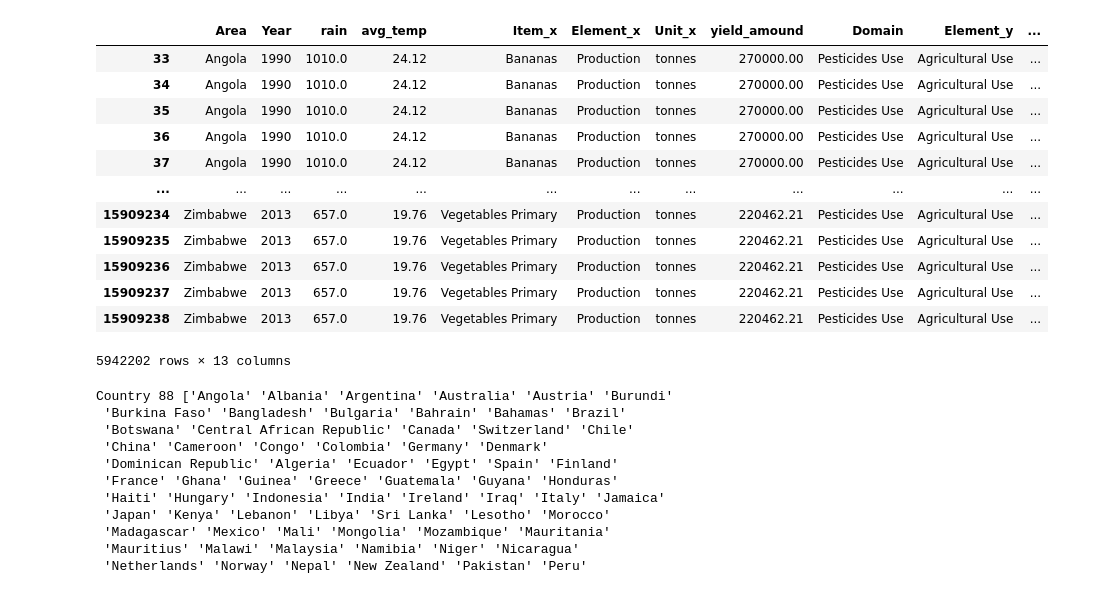
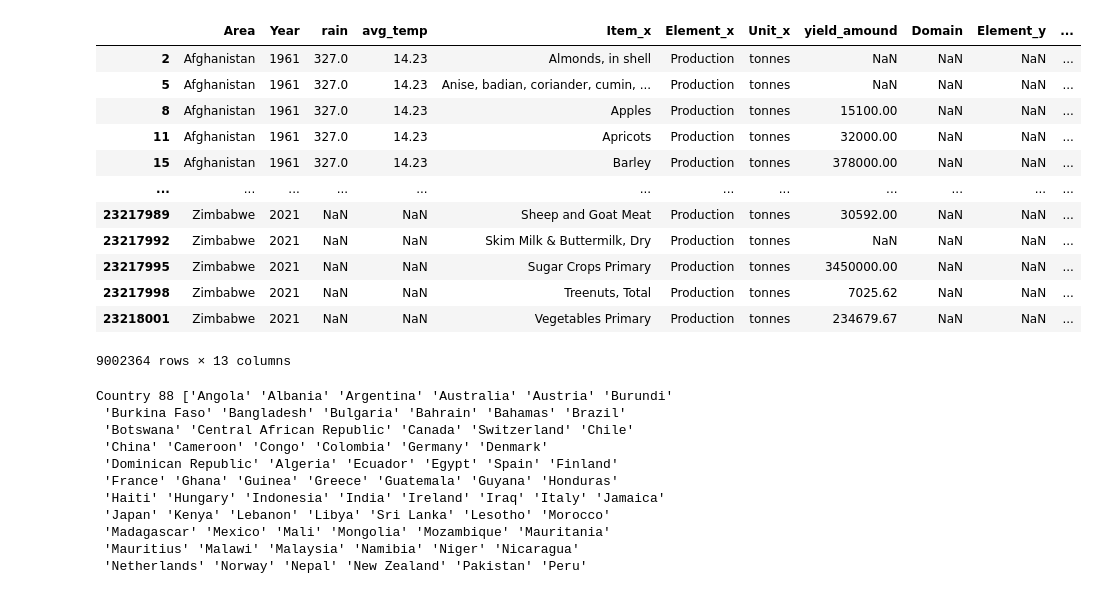
Before and after one commit to LucasJohannsenShadow/AVCD, a Jupyter notebook: Projet.ipynb, the cells around one changed output. Drawn from its saved outputs; the diff is of its cells as text; code cells hidden in the pictures.

```diff
--- a/Projet.ipynb
+++ b/Projet.ipynb
@@ -11,53 +34,57 @@ from statsmodels.graphics.gofplots import qqplot
 # %%
 df = pd.read_csv("data/Production_Crops_Livestock_E_All_Data.csv", encoding='latin-1')
-df2 = df.dropna(how = 'any') # removing all missing data
+#df2 = df.dropna(how = 'any') # removing all missing data
+df2 = df
 df2 = df2[df2["Area Code"]<1000] # removing the summerised Areas (Africa as a hole etc.)
 df2 = df2.drop(["Area Code", "Area Code (M49)","Item Code (CPC)" ,"Item Code", "Element Code"], axis=1) # removing not used collums
 df2 = df2.drop(df2.columns[df2.columns.str.endswith('F')], axis=1) # removing all collums wich say how the data was collectet. Big loss of information!!
 df2 = pd.melt(df2, id_vars=['Area', "Item", "Element", "Unit"], var_name='Year', value_name='Value') # reshaping the df to create a single year collum
 df2['Year'] = df2['Year'].str[1:] # removin the letter of befor the years
 df2['Year'] = df2['Year'].astype(int)
 df2 = df2.rename(index=str, columns={"Value": "yield_amound"})
 
 dg = pd.read_csv("data/rain.csv", encoding='latin-1')
 dg2=dg.drop(['Stop','Indicator','Code','IndicatorCode'], axis=1)
 dg2 = pd.melt(dg2, id_vars=['ï»¿Area'], var_name='Year', value_name='Value') # reshaping the df to create a single year collum
 dg2=dg2.dropna()
 dg2 = dg2.rename(index=str, columns={"Value": "rain"})
 dg2 = dg2.rename(index=str, columns={"ï»¿Area": "Area"})
 dg2['Year']=dg2['Year'].astype('int')
 
 dr = pd.read_csv("data/FAOSTAT_data_en_4-18-2023.csv", encoding='latin-1')
-dr2 = dr.dropna(how = 'any') # removing all missing data
+dr2 = dr
+#dr2 = dr.dropna(how = 'any') # removing all missing data
 dr2 = dr2.drop(["ï»¿Domain Code", "Area Code (M49)", "Item Code", "Element Code", "Year Code", "Flag", "Flag Description"], axis=1) # removing not used collums
 dr2 = dr2.rename(index=str, columns={"Value": "pesticide_amound"})
 
 di = pd.read_csv("data/temp.csv", encoding='latin-1')
-di2 = di.dropna(how = 'any') # removing all missing data
+#di2 = di.dropna(how = 'any') # removing all missing data
+di2 = di
 di2 = di2.rename(index=str, columns={"year": "Year"}) # renaming collums
 di2 = di2.rename(index=str, columns={"country": "Area"}) #renaming collums
+di2 = di2.drop_duplicates(subset=['Area', "Year"], keep='last')
 
-merged = pd.merge(df2, dr2, on= ["Area", "Year"])
-merged = pd.merge(di2, merged, on= ["Area", "Year"])
-merged = pd.merge(dg2, merged, on= ["Area", "Year"])
+merged = pd.merge(df2, dr2, on= ["Area", "Year"], how= "outer" )
+merged = pd.merge(di2, merged, on= ["Area", "Year"], how= "outer")
+merged = pd.merge(dg2, merged, on= ["Area", "Year"], how= "outer")
 
 merged=merged[(merged['Unit_x']=='tonnes')]
 
 merged
 # %% [output]
 |  | Area | Year | rain | avg_temp | Item_x | Element_x | Unit_x | yield_amound | Domain | Element_y | ... |
-| 33 | Angola | 1990 | 1010.0 | 24.12 | Bananas | Production | tonnes | 270000.00 | Pesticides Use | Agricultural Use | ... |
-| 34 | Angola | 1990 | 1010.0 | 24.12 | Bananas | Production | tonnes | 270000.00 | Pesticides Use | Agricultural Use | ... |
-| 35 | Angola | 1990 | 1010.0 | 24.12 | Bananas | Production | tonnes | 270000.00 | Pesticides Use | Agricultural Use | ... |
-| 36 | Angola | 1990 | 1010.0 | 24.12 | Bananas | Production | tonnes | 270000.00 | Pesticides Use | Agricultural Use | ... |
-| 37 | Angola | 1990 | 1010.0 | 24.12 | Bananas | Production | tonnes | 270000.00 | Pesticides Use | Agricultural Use | ... |
+| 2 | Afghanistan | 1961 | 327.0 | 14.23 | Almonds, in shell | Production | tonnes | NaN | NaN | NaN | ... |
+| 5 | Afghanistan | 1961 | 327.0 | 14.23 | Anise, badian, coriander, cumin, ... | Production | tonnes | NaN | NaN | NaN | ... |
+| 8 | Afghanistan | 1961 | 327.0 | 14.23 | Apples | Production | tonnes | 15100.00 | NaN | NaN | ... |
+| 11 | Afghanistan | 1961 | 327.0 | 14.23 | Apricots | Production | tonnes | 32000.00 | NaN | NaN | ... |
+| 15 | Afghanistan | 1961 | 327.0 | 14.23 | Barley | Production | tonnes | 378000.00 | NaN | NaN | ... |
 | ... | ... | ... | ... | ... | ... | ... | ... | ... | ... | ... | ... |
-| 15909234 | Zimbabwe | 2013 | 657.0 | 19.76 | Vegetables Primary | Production | tonnes | 220462.21 | Pesticides Use | Agricultural Use | ... |
-| 15909235 | Zimbabwe | 2013 | 657.0 | 19.76 | Vegetables Primary | Production | tonnes | 220462.21 | Pesticides Use | Agricultural Use | ... |
-| 15909236 | Zimbabwe | 2013 | 657.0 | 19.76 | Vegetables Primary | Production | tonnes | 220462.21 | Pesticides Use | Agricultural Use | ... |
-| 15909237 | Zimbabwe | 2013 | 657.0 | 19.76 | Vegetables Primary | Production | tonnes | 220462.21 | Pesticides Use | Agricultural Use | ... |
-| 15909238 | Zimbabwe | 2013 | 657.0 | 19.76 | Vegetables Primary | Production | tonnes | 220462.21 | Pesticides Use | Agricultural Use | ... |
+| 23217989 | Zimbabwe | 2021 | NaN | NaN | Sheep and Goat Meat | Production | tonnes | 30592.00 | NaN | NaN | ... |
+| 23217992 | Zimbabwe | 2021 | NaN | NaN | Skim Milk & Buttermilk, Dry | Production | tonnes | NaN | NaN | NaN | ... |
+| 23217995 | Zimbabwe | 2021 | NaN | NaN | Sugar Crops Primary | Production | tonnes | 3450000.00 | NaN | NaN | ... |
+| 23217998 | Zimbabwe | 2021 | NaN | NaN | Treenuts, Total | Production | tonnes | 7025.62 | NaN | NaN | ... |
+| 23218001 | Zimbabwe | 2021 | NaN | NaN | Vegetables Primary | Production | tonnes | 234679.67 | NaN | NaN | ... |
-5942202 rows × 13 columns
+9002364 rows × 13 columns
 # %%
 # Specify the file path and name for the CSV file
 #csv_file_path = 'data/file.csv'
```
Also changed, not shown: parts of 1 cell of this notebook, 1 other file.
